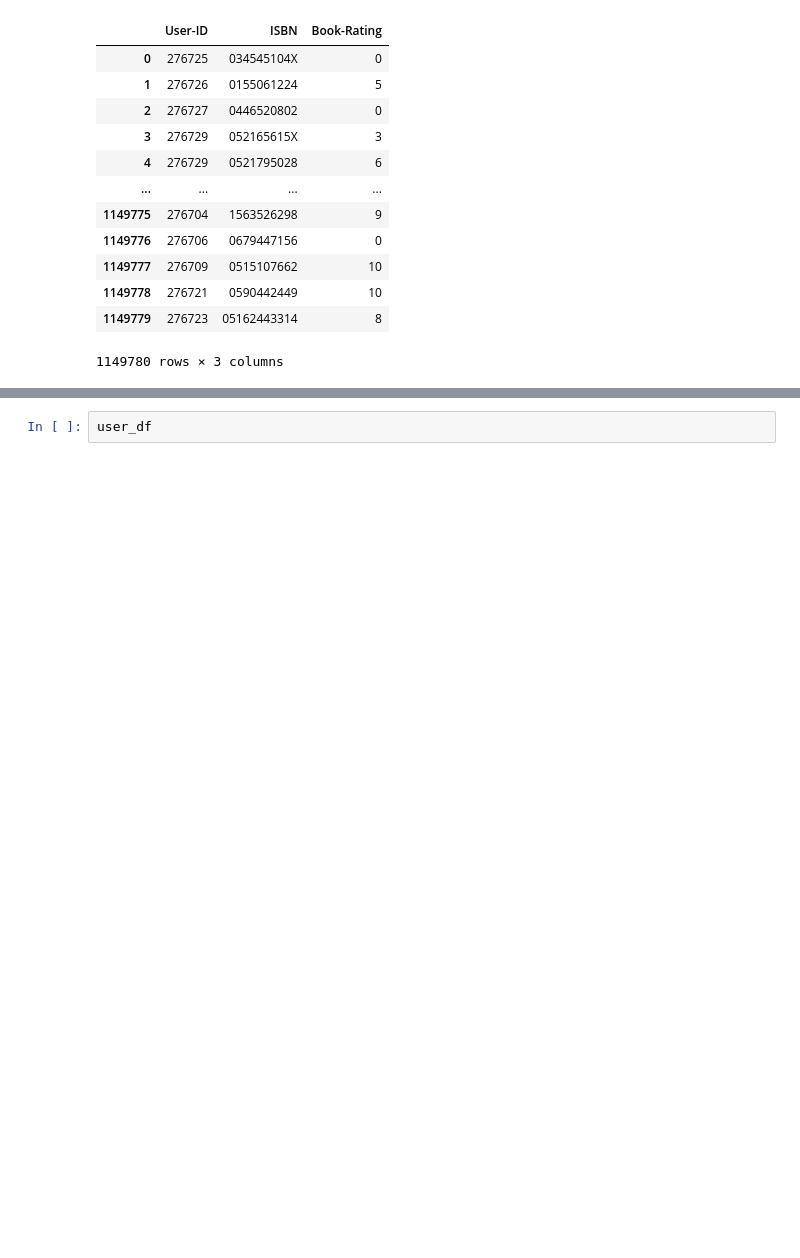
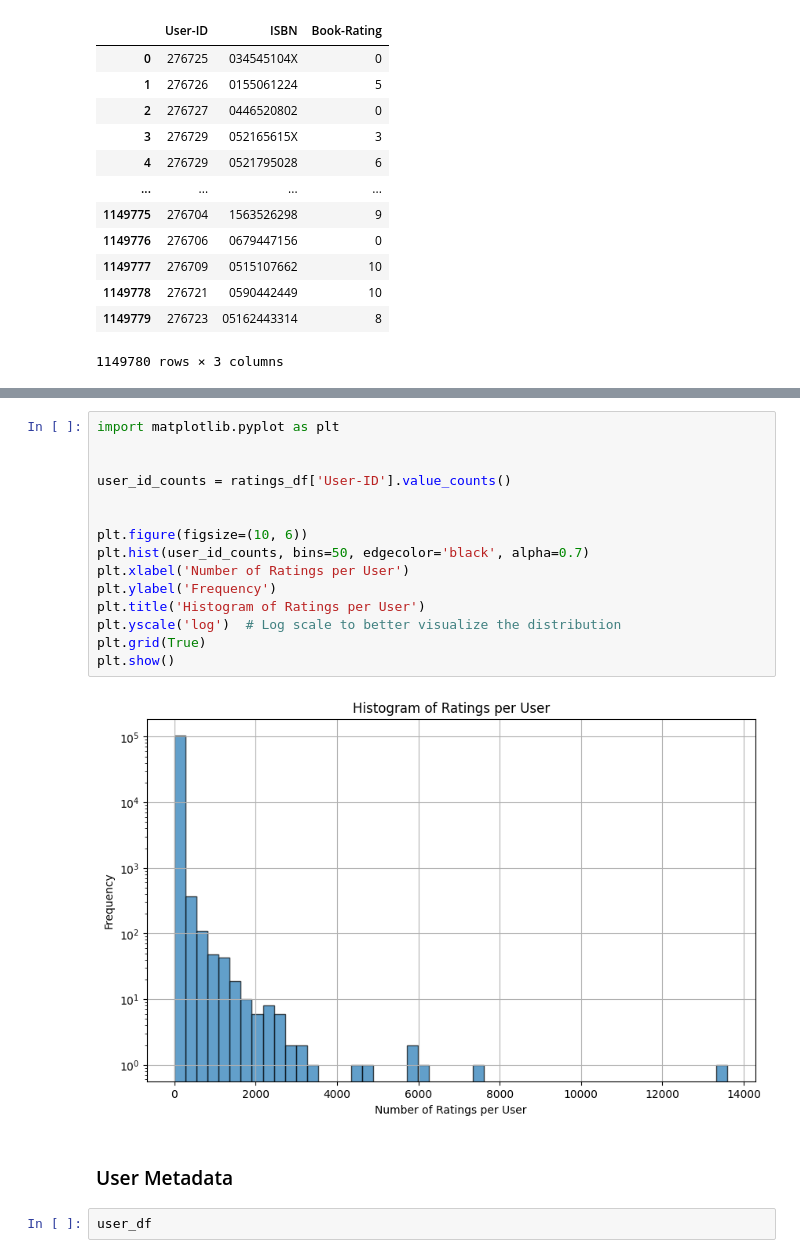
Before and after one commit to hyunji0618/BayesianBookRecommender, a Jupyter notebook: MB_BR_nb1.ipynb, the cells around one changed output, grey strips where cells are left out. Saved outputs shown, nothing was run; the diff lists cells and outputs as text; blank space fills up the shorter version.

```diff
--- a/MB_BR_nb1.ipynb
+++ b/MB_BR_nb1.ipynb
@@ -72,3 +163,22 @@ ratings_df
+# %%
+import matplotlib.pyplot as plt
+
+
+user_id_counts = ratings_df['User-ID'].value_counts()
+
+
+plt.figure(figsize=(10, 6))
+plt.hist(user_id_counts, bins=50, edgecolor='black', alpha=0.7)
+plt.xlabel('Number of Ratings per User')
+plt.ylabel('Frequency')
+plt.title('Histogram of Ratings per User')
+plt.yscale('log')  # Log scale to better visualize the distribution
+plt.grid(True)
+plt.show()
+# %% [output]
+[figure, added]
+# %% [markdown]
+### User Metadata
 # %%
 user_df
 # %% [output]
```
Also changed, not shown: parts of 20 cells of this notebook.
